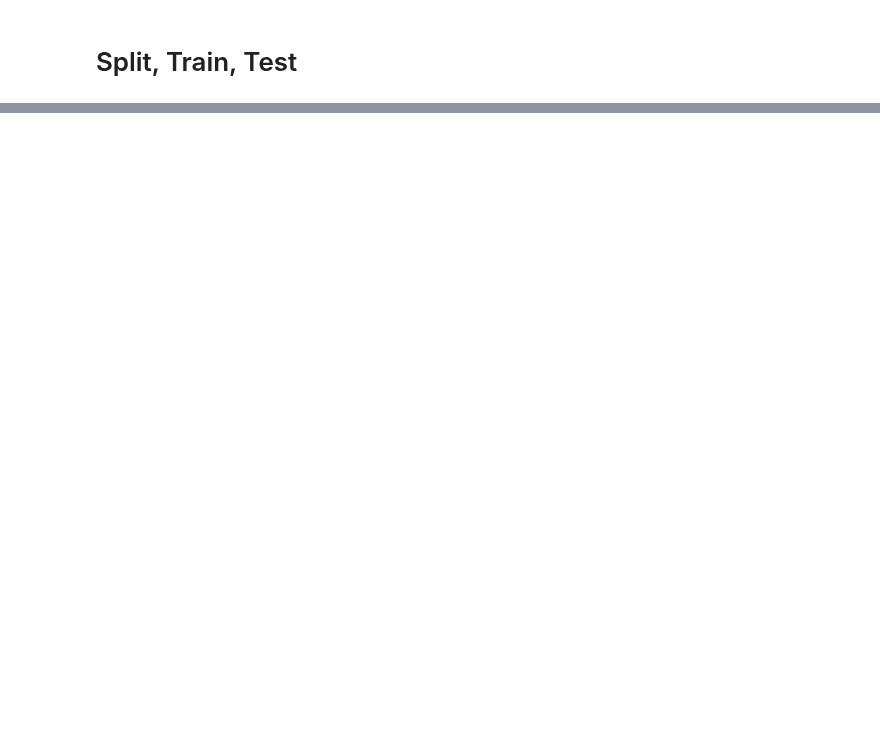
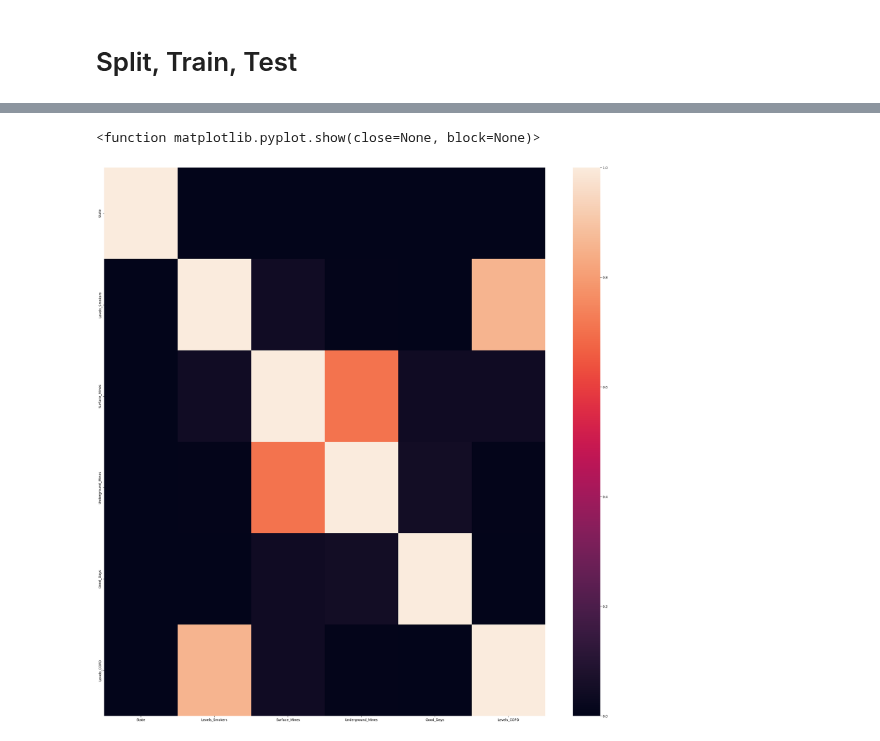
Before and after one commit to AvatarJoshi/copd_project, a Jupyter notebook: 2019/DeepLearning-AJ.ipynb, the cells around one changed output, grey strips where cells are left out. Saved outputs shown, nothing was run; the diff lists cells and outputs as text; code cells hidden in the pictures; blank space fills up the shorter version.

Commit message:
Created a basic heatmap using seaborn.

```diff
--- a/2019/DeepLearning-AJ.ipynb
+++ b/2019/DeepLearning-AJ.ipynb
@@ -221,2 +225,14 @@ X_test_scaled = X_scaler.transform(X_test)
+# %%
+correlation_df = encoded_df[["State", "Levels_Smokers", "Surface_Mines",
+                             "Underground_Mines", "Good_Days", "Levels_COPD"]]
+# %%
+data = correlation_df.corr()
+fig = plt.figure(figsize=(30,30))
+
+sb.heatmap(data, vmin=0, vmax=1)
+plt.show
+# %% [output]
+<function matplotlib.pyplot.show(close=None, block=None)>
+[figure, added]
 # %%
 len(X_train[0])
```
Also changed, not shown: parts of 6 cells of this notebook.
